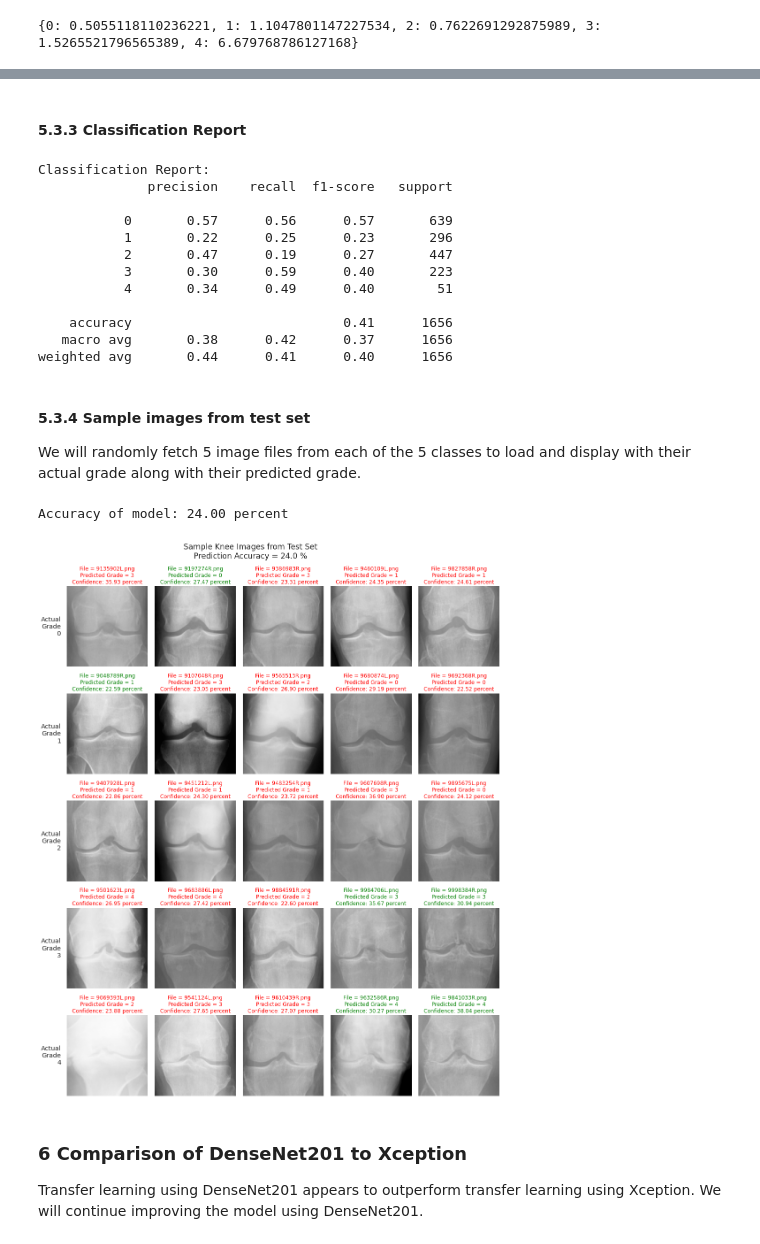
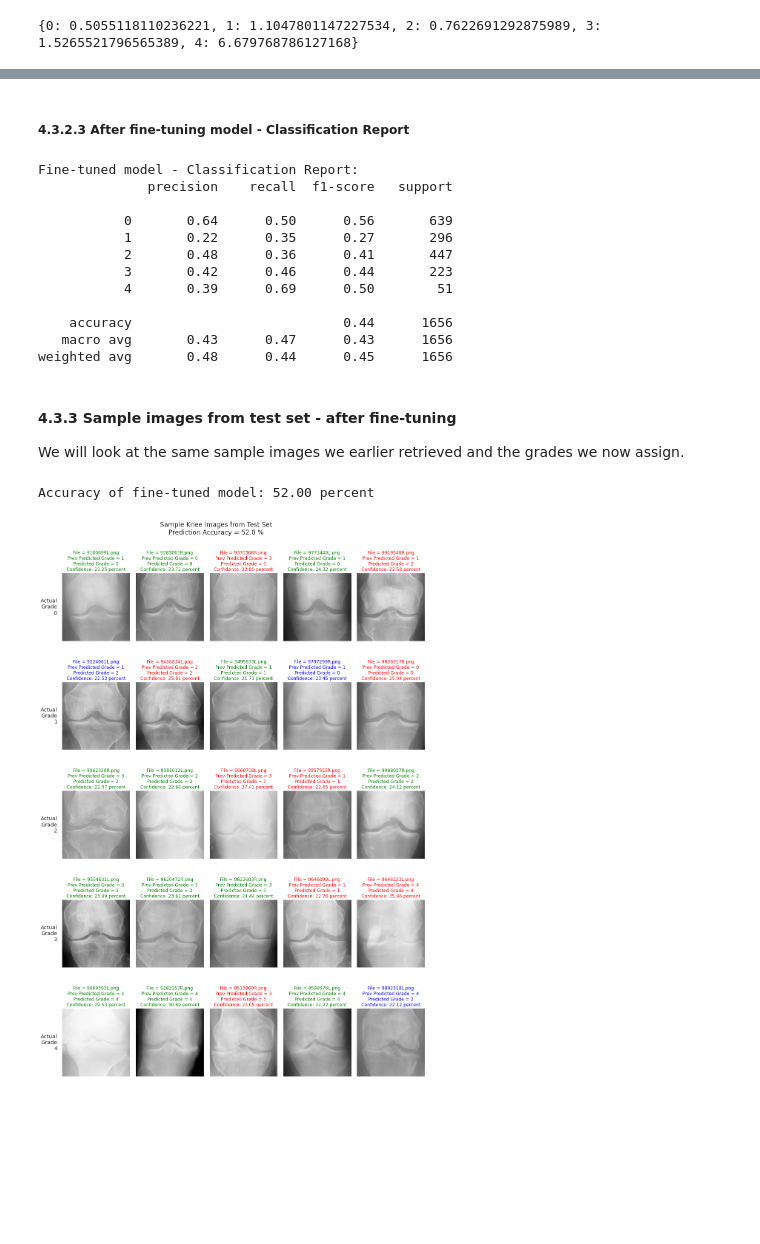
Before and after one commit to fontainelam/KneeOsteoarthritis, a Jupyter notebook: notebooks/Classifying_Knee_Images.ipynb, the cells around one changed output, grey strips where cells are left out. Cells and saved outputs as stored; diff of their text form; code cells hidden in the pictures; blank space fills up the shorter version.

Commit message:
fine-tuning

```diff
--- a/notebooks/Classifying_Knee_Images.ipynb
+++ b/notebooks/Classifying_Knee_Images.ipynb
@@ -536,5 +481,5 @@ print(class_weights_dict)
 # %%
-num_epochs = 12
+num_epochs = 30
 
 step_size_train = train_generator.n // train_generator.batch_size + 1
 step_size_val = val_generator.n // val_generator.batch_size + 1
@@ -627,23 +573,19 @@ _ = plt.title('Confusion Matrix',size='xx-large')
 # %% [markdown]
-#### 5.3.3 Classification Report
+##### 4.3.2.3 After fine-tuning model - Classification Report
 # %%
-print("Classification Report:")
+print("Fine-tuned model - Classification Report:")
 clr = classification_report(test_generator.classes, y_pred, zero_division=0)
 print(clr)
 # %% [output]
-Classification Report:
+Fine-tuned model - Classification Report:
               precision    recall  f1-score   support
 
-           0       0.57      0.56      0.57       639
-           1       0.22      0.25      0.23       296
-           2       0.47      0.19      0.27       447
-           3       0.30      0.59      0.40       223
-           4       0.34      0.49      0.40        51
+           0       0.64      0.50      0.56       639
+           1       0.22      0.35      0.27       296
+           2       0.48      0.36      0.41       447
+           3       0.42      0.46      0.44       223
+           4       0.39      0.69      0.50        51
 
-    accuracy                           0.41      1656
-   macro avg       0.38      0.42      0.37      1656
-weighted avg       0.44      0.41      0.40      1656
+    accuracy                           0.44      1656
+   macro avg       0.43      0.47      0.43      1656
+weighted avg       0.48      0.44      0.45      1656
-# %% [markdown]
-#### 5.3.4 Sample images from test set
-
-We will randomly fetch 5 image files from each of the 5 classes to load and display with their actual grade along with their predicted grade.
@@ -661,64 +592,56 @@ test_sample_files.sort()
-# %%
-# load the images
-test_sample_images = []
-test_sample_actual_labels = []
-for i, (class_name, file_name) in enumerate(test_sample_files):
-    img_path = test_directory + '/' + class_name + '/' + file_name
-    img = image.load_img(img_path, target_size=(TARGET_IMG_HEIGHT, TARGET_IMG_WIDTH), interpolation=INTERPOLATION_BILINEAR)
-    x = image.img_to_array(img)
-    test_sample_images.append(x)
-    test_sample_actual_labels.append(int(class_name))
-
-# convert list into numpy array
-test_sample_images = np.asarray(test_sample_images)
+# %% [markdown]
+#### 4.3.3 Sample images from test set - after fine-tuning
+
+We will look at the same sample images we earlier retrieved and the grades we now assign.
 # %%
 # run the prediction
-test_sample_predictions = model.predict(test_sample_images)
-test_sample_prediction_labels = test_sample_predictions.argmax(axis=1)
+fine_tuned_test_sample_predictions = model.predict(test_sample_images)
+fine_tuned_test_sample_prediction_labels = fine_tuned_test_sample_predictions.argmax(axis=1)
 # %%
-test_sample_accuracy_score = 100 * np.sum(test_sample_actual_labels == test_sample_prediction_labels)/len(test_sample_files)
-print('Accuracy of model: {:.2f} percent'.format(test_sample_accuracy_score))
+fine_tuned_test_sample_accuracy_score = 100 * np.sum(test_sample_actual_labels == fine_tuned_test_sample_prediction_labels)/len(test_sample_files)
+print('Accuracy of fine-tuned model: {:.2f} percent'.format(fine_tuned_test_sample_accuracy_score))
 # %% [output]
-Accuracy of model: 24.00 percent
+Accuracy of fine-tuned model: 52.00 percent
 # %%
 # plot the images
 
 rows = ['Actual\nGrade\n{}'.format(grade) for grade in range(5)]
 
-fig, axes = plt.subplots(nrows=5, ncols=5, figsize=(16, 18))
+fig, axes = plt.subplots(nrows=5, ncols=5, figsize=(16, 22))
 
 for ax, row in zip(axes[:,0], rows):
     ax.annotate(row, xy=(0, 0.05), xytext=(-ax.yaxis.labelpad - 5, 0),
                 xycoords=ax.yaxis.label, textcoords='offset points',
                 size='x-large', ha='right', va='center')
 
 for i in range(5):
     for j in range(5):
         img_num = i*5 + j
         ax = axes[i, j]
 
         # can't just turn off the axis if we want to keep y label
         # must turn each element of axis off
         ax.xaxis.set_visible(False)
         plt.setp(ax.spines.values(), visible=False)
         ax.tick_params(left=False, labelleft=False)
 
         ax.imshow(test_sample_images[img_num].squeeze().astype('uint8'))
 
         file_name = test_sample_files[img_num][1]
-        pred_grade = test_sample_prediction_labels[img_num]
-        score = 100*np.max(tf.nn.softmax(test_sample_predictions[img_num]))
-        title = "File = {}\nPredicted Grade = {}\nConfidence: {:.2f} percent".format(file_name, pred_grade, score)
+        prev_pred_grade = test_sample_prediction_labels[img_num]
+        pred_grade = fine_tuned_test_sample_prediction_labels[img_num]
+        score = 100*np.max(tf.nn.softmax(fine_tuned_test_sample_predictions[img_num]))
+        title = "File = {}\nPrev Predicted Grade = {}\nPredicted Grade = {}\nConfidence: {:.2f} percent".format(file_name, prev_pred_grade, pred_grade, score)
 
-        # if correctly predicted, set title color to green
+        # if correctly predicted, set title color to green; if previously correct, but now incorrect, set color to blue
         # note that i == actual grade
-        title_color = 'green' if pred_grade == i else 'red'
+        title_color = 'red'
+        if pred_grade == i:
+            title_color = 'green'
+        elif prev_pred_grade == i:
+            title_color = 'blue'
         ax.set_title(title, color=title_color)
-_ = plt.suptitle('Sample Knee Images from Test Set\nPrediction Accuracy = {} %'.format(test_sample_accuracy_score), size='xx-large')
+_ = plt.suptitle('Sample Knee Images from Test Set\nPrediction Accuracy = {} %'.format(fine_tuned_test_sample_accuracy_score), size='xx-large')
 plt.tight_layout(rect=[0.08, 0, 1, 0.95])
 # %% [output]
-[figure, old version]
+[figure, new version]
-# %% [markdown]
-### 6 Comparison of DenseNet201 to Xception
-
-Transfer learning using DenseNet201 appears to outperform transfer learning using Xception. We will continue improving the model using DenseNet201.
```
Also changed, not shown: parts of 56 cells of this notebook.
